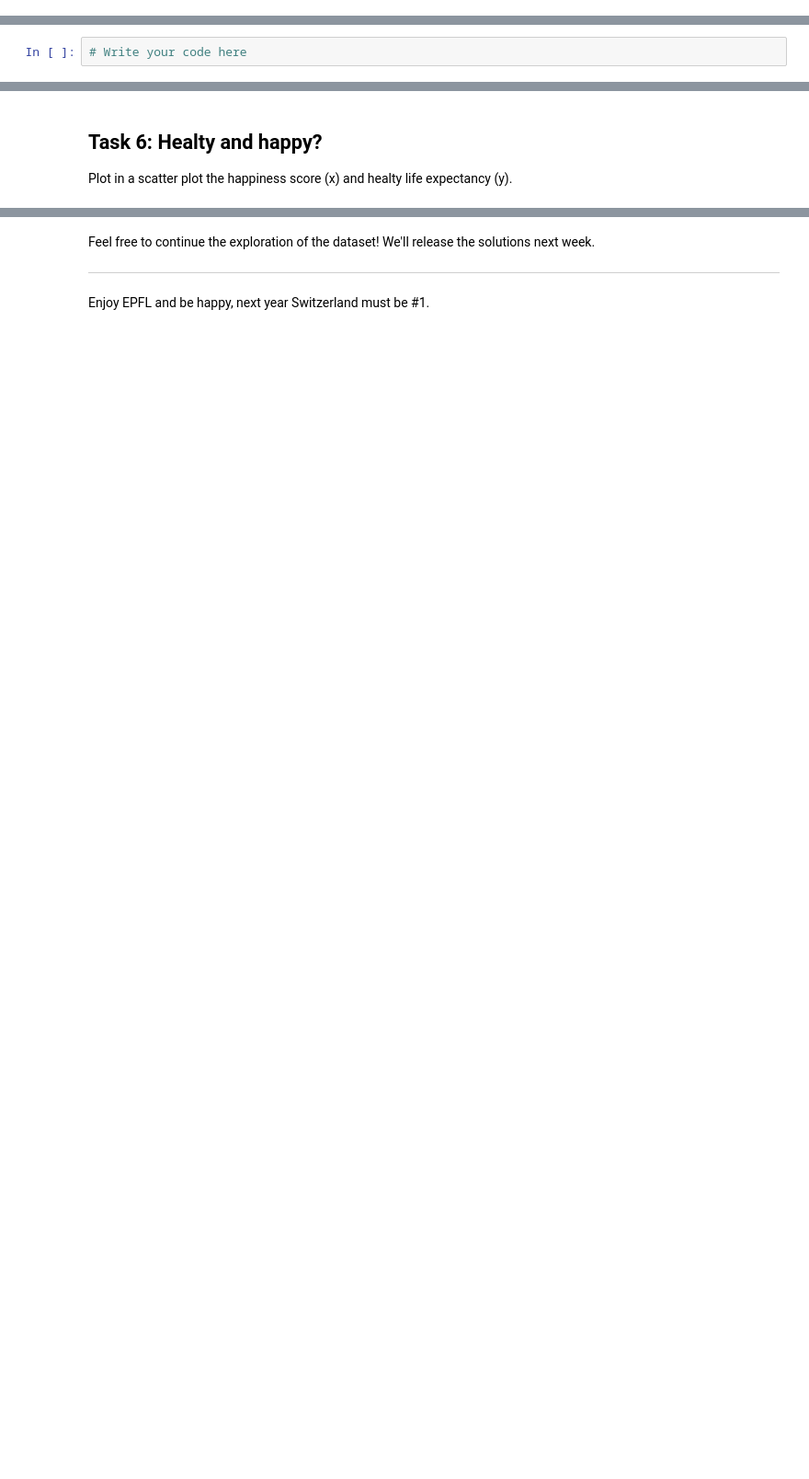
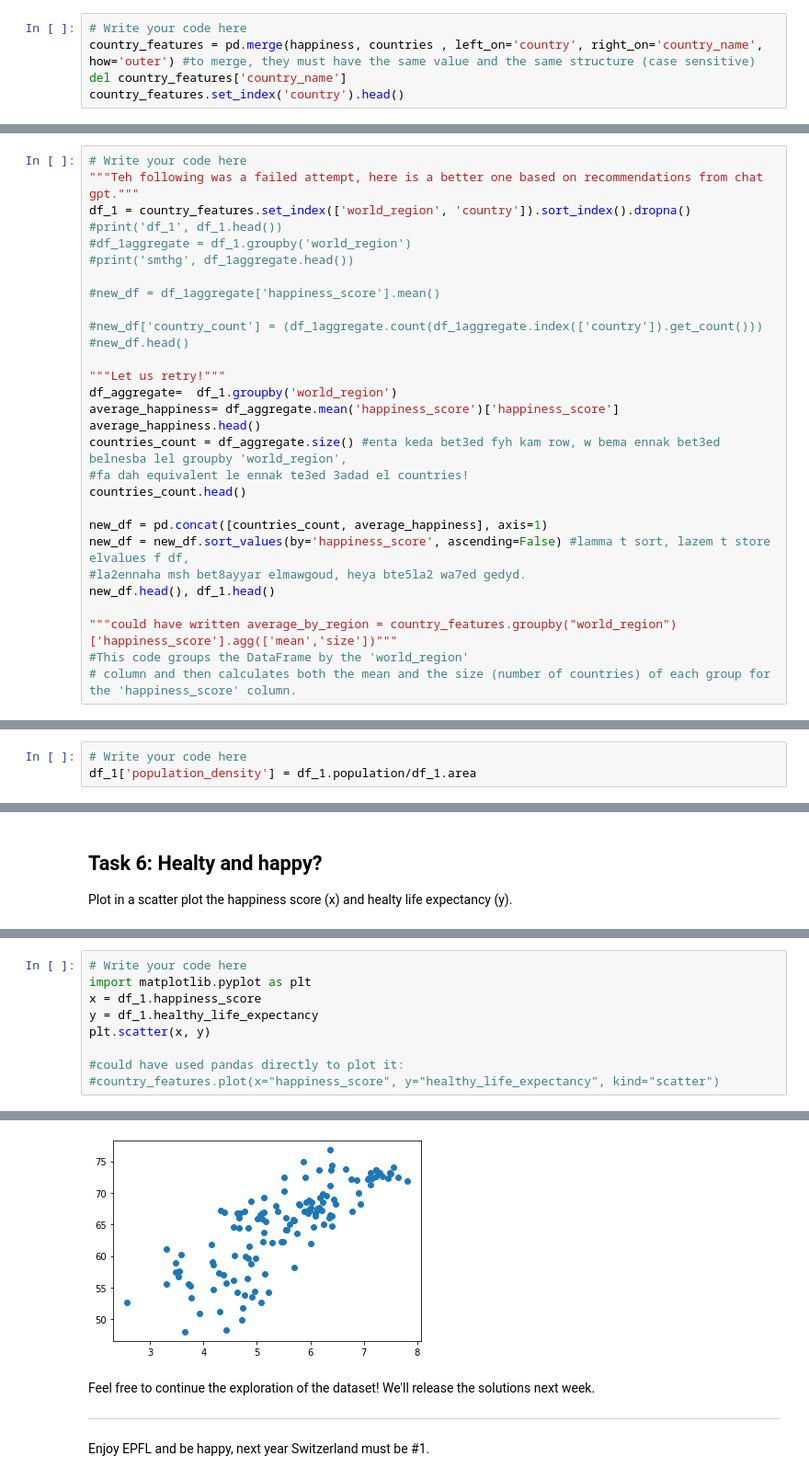
Before and after one commit to Seif-Wessam/2023, a Jupyter notebook: Exercises/01 - Handling data/Happiness.ipynb, the cells around one changed output, grey strips where cells are left out. Shown at 92% size. Drawn from its saved outputs; the diff is of its cells as text; blank space fills up the shorter version.

```diff
--- a/Exercises/01 - Handling data/Happiness.ipynb
+++ b/Exercises/01 - Handling data/Happiness.ipynb
@@ -63,0 +83,5 @@ Create a dataframe called *country_features* by merging *happiness* and *countri
+# %%
+# Write your code here
+country_features = pd.merge(happiness, countries , left_on='country', right_on='country_name', how='outer') #to merge, they must have the same value and the same structure (case sensitive)
+del country_features['country_name']
+country_features.set_index('country').head()
@@ -76,0 +121,29 @@ Sort the result to show the happiness ranking.
+# %%
+# Write your code here
+"""Teh following was a failed attempt, here is a better one based on recommendations from chat gpt."""
+df_1 = country_features.set_index(['world_region', 'country']).sort_index().dropna()
+#print('df_1', df_1.head())
+#df_1aggregate = df_1.groupby('world_region')
+#print('smthg', df_1aggregate.head())
+
+#new_df = df_1aggregate['happiness_score'].mean()
+
+#new_df['country_count'] = (df_1aggregate.count(df_1aggregate.index(['country']).get_count()))
+#new_df.head()
+
+"""Let us retry!"""
+df_aggregate=  df_1.groupby('world_region')
+average_happiness= df_aggregate.mean('happiness_score')['happiness_score']
+average_happiness.head()
+countries_count = df_aggregate.size() #enta keda bet3ed fyh kam row, w bema ennak bet3ed belnesba lel groupby 'world_region',
+#fa dah equivalent le ennak te3ed 3adad el countries!
+countries_count.head()
+
+new_df = pd.concat([countries_count, average_happiness], axis=1)
+new_df = new_df.sort_values(by='happiness_score', ascending=False) #lamma t sort, lazem t store elvalues f df,
+#la2ennaha msh bet8ayyar elmawgoud, heya bte5la2 wa7ed gedyd.
+new_df.head(), df_1.head()
+
+"""could have written average_by_region = country_features.groupby("world_region")['happiness_score'].agg(['mean','size'])"""
+#This code groups the DataFrame by the 'world_region'
+# column and then calculates both the mean and the size (number of countries) of each group for the 'happiness_score' column.
@@ -104,6 +258,7 @@ Print the raw number and the percentage of world population that is illiterate.
 Add to the dataframe a new field called *population_density* computed by dividing *population* by *area*.
 # %%
 # Write your code here
+df_1['population_density'] = df_1.population/df_1.area
 # %% [markdown]
 What is the happiness score of the 3 countries with the lowest population density?
 # %%
@@ -116,0 +277,10 @@ Plot in a scatter plot the happiness score (x) and healty life expectancy (y).
+# %%
+# Write your code here
+import matplotlib.pyplot as plt
+x = df_1.happiness_score
+y = df_1.healthy_life_expectancy
+plt.scatter(x, y)
+
+#could have used pandas directly to plot it:
+#country_features.plot(x="happiness_score", y="healthy_life_expectancy", kind="scatter")
+# %% [output]
@@ -117,3 +288,4 @@ Plot in a scatter plot the happiness score (x) and healty life expectancy (y).
+[figure, added]
 # %% [markdown]
 Feel free to continue the exploration of the dataset! We'll release the solutions next week.
 
```
Also changed, not shown: parts of 21 cells of this notebook.
